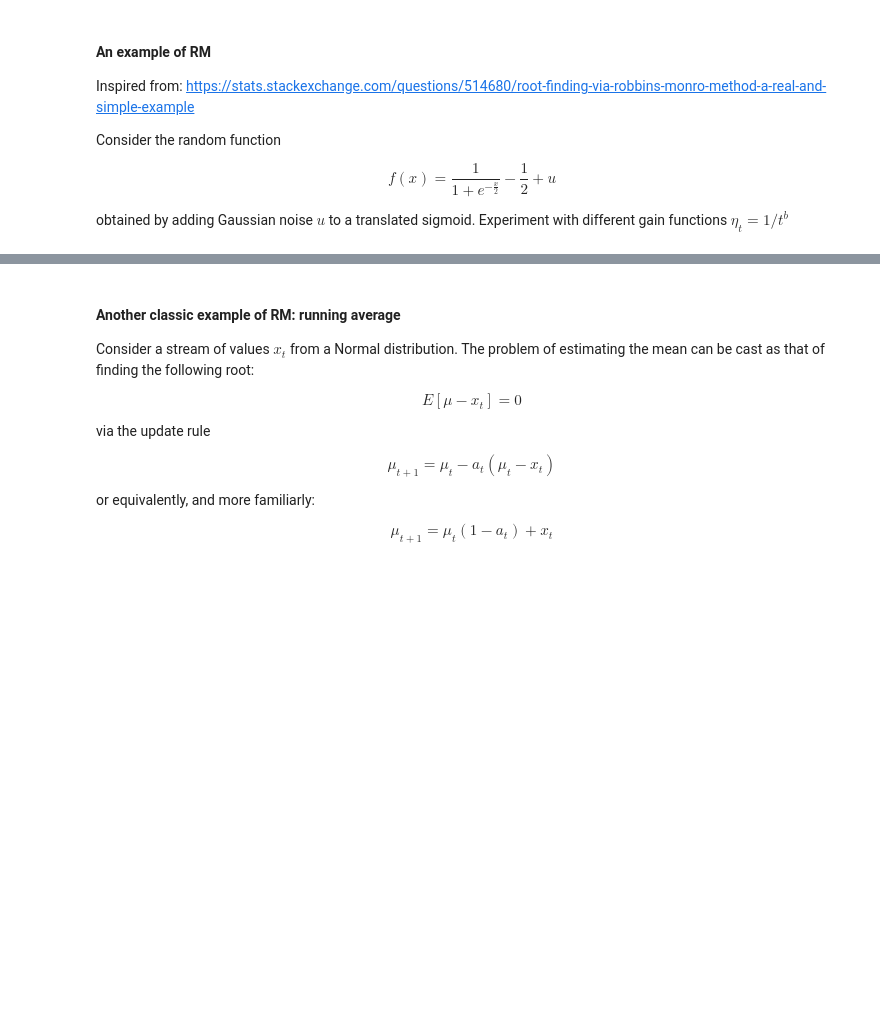
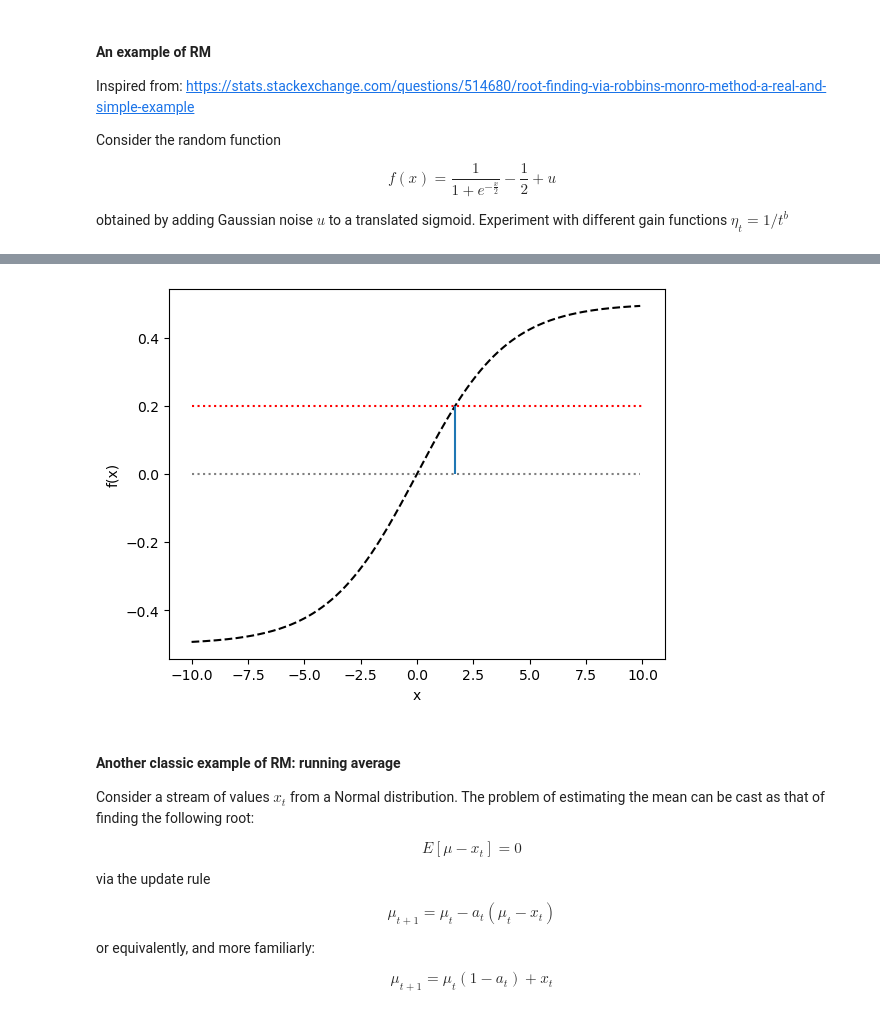
Before and after one commit to josjo99/cds_ml, a Jupyter notebook: Lecture4.1-learning_algorithms.ipynb, the cells around one changed output, grey strips where cells are left out. Drawn from its saved outputs; the diff is of its cells as text; code cells hidden in the pictures; blank space fills up the shorter version.

```diff
--- a/Lecture4.1-learning_algorithms.ipynb
+++ b/Lecture4.1-learning_algorithms.ipynb
@@ -494,3 +501,15 @@ plt.tight_layout();
+# %%
+xs = np.arange(-10,10,0.1)
+plt.plot(xs, f(xs, noise=0), '--', c='black');
+plt.hlines(y=0, xmin=xs[0], xmax=xs[-1], color='gray', ls=':');
+plt.xlabel('x')
+plt.ylabel('f(x)');
+
+a = 0.2
+plt.hlines(y=a, xmin=-10, xmax=10, ls=':', color='red');
+plt.vlines(x=x, ymin=0, ymax=f(x,noise=0));
+# %% [output]
+[figure, added]
 # %% [markdown]
 #### Another classic example of RM: running average
 
```
Also changed, not shown: parts of 2 cells of this notebook, 1 other file.
